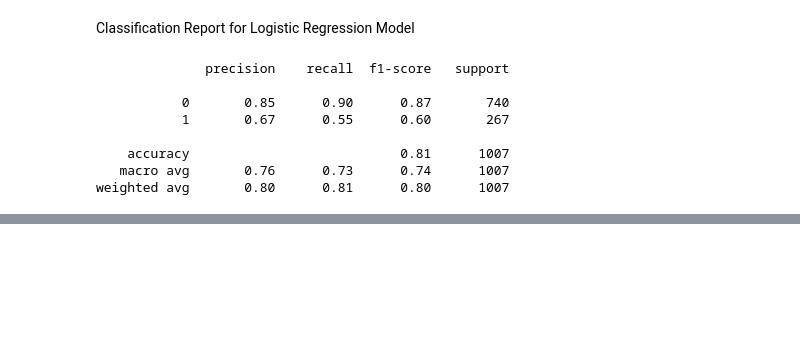
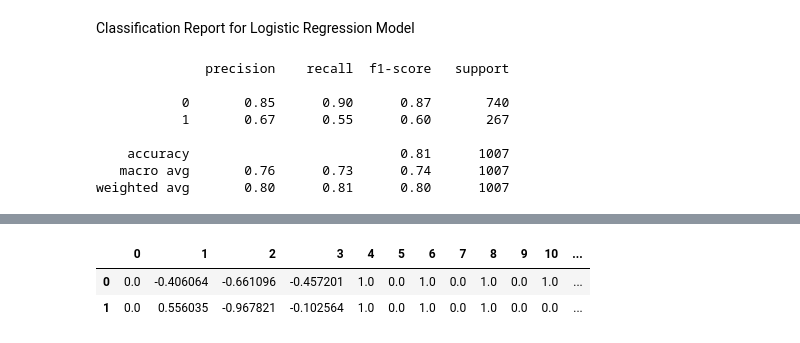
Before and after one commit to Iyanuadeleye01/IBM-Attrition-Prediction, a Jupyter notebook: notebook.ipynb, the cells around one changed output, grey strips where cells are left out. Saved outputs shown, nothing was run; the diff lists cells and outputs as text; code cells hidden in the pictures; blank space fills up the shorter version.

Commit message:
Add data prepreparation and modelling

```diff
--- a/notebook.ipynb
+++ b/notebook.ipynb
@@ -1152,0 +1233,27 @@ class logTransformation():
+# %%
+
+
+
+numerical_pipeline = Pipeline(steps=[
+    ('num_imputer', SimpleImputer(strategy='median')),
+    ('power_transformer', PowerTransformer(method='yeo-johnson')),
+    ('scaler', RobustScaler())
+])
+
+categorical_pipeline = Pipeline(steps=[
+    ('cat_imputer', SimpleImputer(strategy='most_frequent')),
+    ('encoder', OneHotEncoder(handle_unknown='ignore'))
+])
+
+preprocessor = ColumnTransformer(transformers=[
+    ('numerical_pipeline', numerical_pipeline, X_numeric),
+    ('categorical_pipeline', categorical_pipeline, X_categorical)
+])
+
+# Transform the X_test and fit_transform the X_train
+X_train_transformed = preprocessor.fit_transform(X_train)
+X_test_transformed = preprocessor.transform(X_test)
+
+# Now, use the transformed data with SMOTE
+smote = SMOTE(sampling_strategy='auto', random_state=42)
+X_train_resampled, y_train_resampled = smote.fit_resample(X_train_transformed, y_train_encoded)
@@ -1152,0 +1379,8 @@ class logTransformation():
+# %%
+# To display the features in transformed dataframe
+pd.set_option('display.max_columns',None)
+pd.DataFrame(preprocessor.fit_transform(X_train)).head(2)
+# %% [output]
+|  | 0 | 1 | 2 | 3 | 4 | 5 | 6 | 7 | 8 | 9 | 10 | ... |
+| 0 | 0.0 | -0.406064 | -0.661096 | -0.457201 | 1.0 | 0.0 | 1.0 | 0.0 | 1.0 | 0.0 | 1.0 | ... |
+| 1 | 0.0 | 0.556035 | -0.967821 | -0.102564 | 1.0 | 0.0 | 1.0 | 0.0 | 1.0 | 0.0 | 0.0 | ... |
```
Also changed, not shown: parts of 22 cells of this notebook.
